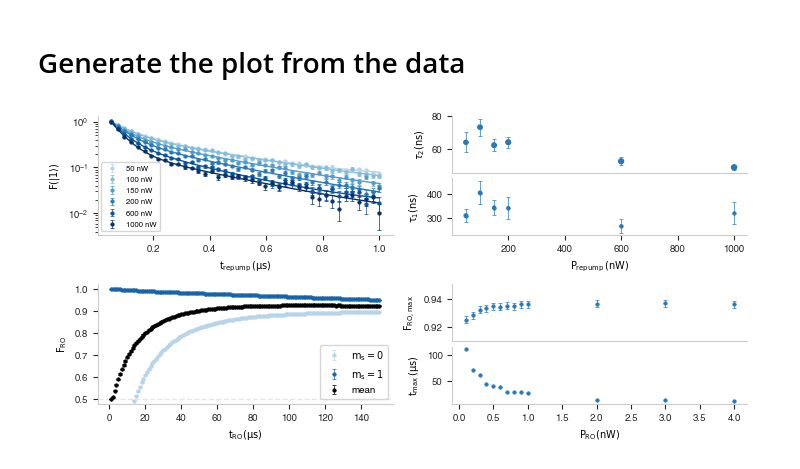
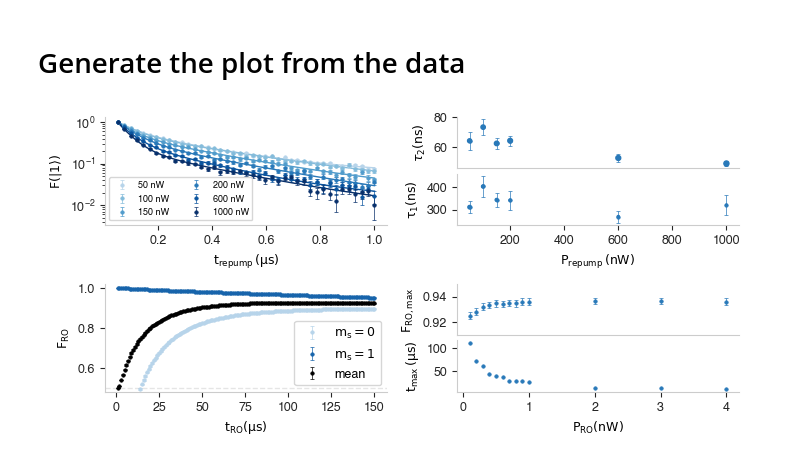
Before and after one commit to sjoerdloenen/Spectator_Qubit_Figure_Data, a Jupyter notebook: Fig_SI_06/00_SI_Fig6_Figure.ipynb, the cells around one changed output. Cells and saved outputs as stored; diff of their text form; code cells hidden in the pictures.

```diff
--- a/Fig_SI_06/00_SI_Fig6_Figure.ipynb
+++ b/Fig_SI_06/00_SI_Fig6_Figure.ipynb
@@ -29,7 +29,7 @@ pickle.settings['recurse'] = True
 # %%
 axes_color =  '0.8'
 
-plt.rcParams.update({'font.size': 7,
+plt.rcParams.update({'font.size': 9,
                      'font.family': 'sans-serif',
                      'font.sans-serif' : 'Helvetica',
                      'font.style':'normal',
@@ -126,7 +126,7 @@ for cntr, power in enumerate(power_keys_list):
     ax0.plot(t_fit, F_fit, color = color, linewidth = linewidth_default*fig_multiplier)
 
 ax0.set_yscale('log')
-ax0.legend(fontsize = 5.5)
+ax0.legend(ncol = 2, fontsize = 6.5)
 ax0.set_xlabel(r'$\mathrm{t_{repump} \, (\mu s)}$')
 ax0.set_ylabel(r'$\mathrm{F(|1\rangle)}$')
 ax0.spines['right'].set_visible(False)
@@ -217,31 +217,31 @@ t_max_arr = SSRO_dict['t_max_arr']
 F_max_arr = SSRO_dict['F_max_arr']
 F_max_err_arr = SSRO_dict['F_max_err_arr']
 
 ax3a.plot(RO_power_list, t_max_arr, linestyle = 'none', marker = 'o',  markersize = markersize_default*fig_multiplier, color = color_single, linewidth = linewidth_default*fig_multiplier)
 ax3a.set_xlabel(r'$\mathrm{P_{RO} (nW)}$')
 ax3a.set_ylabel(r'$\mathrm{t_{max} \, (\mu s)}$')
 ax3a.spines['right'].set_visible(False)
 ax3a.spines['top'].set_visible(False)
 
 ax3b.errorbar(RO_power_list, F_max_arr, F_max_err_arr, linestyle = 'none', marker = 'o', label = 'mean', color = color_single, \
                    markersize = markersize_default*fig_multiplier, elinewidth = elinewidht_default*fig_multiplier, capsize = capsize_default*fig_multiplier, markeredgewidth = markeredgewidth_default*fig_multiplier)
 ax3b.set_ylabel(r'$\mathrm{F_{RO,max}}$')
 ax3b.set_ylim([0.91,0.95])
 ax3b.spines['right'].set_visible(False)
 ax3b.spines['top'].set_visible(False)
 plt.setp( ax3b.get_xticklabels(), visible=False)
 ax3b.tick_params(bottom=False)
 
 
 
 plt.tight_layout()
 
 
 
 # FolderPath = r'...'
 # FigName = 'SI_Fig6.pdf'
 # FigSavePath = os.path.join(FolderPath,FigName)
 
 # plt.savefig(FigSavePath, bbox_inches='tight')# , transparent=True)
 # %% [output]
-[figure, old version]
+[figure, new version]
```
Also changed, not shown: 12 other files.
